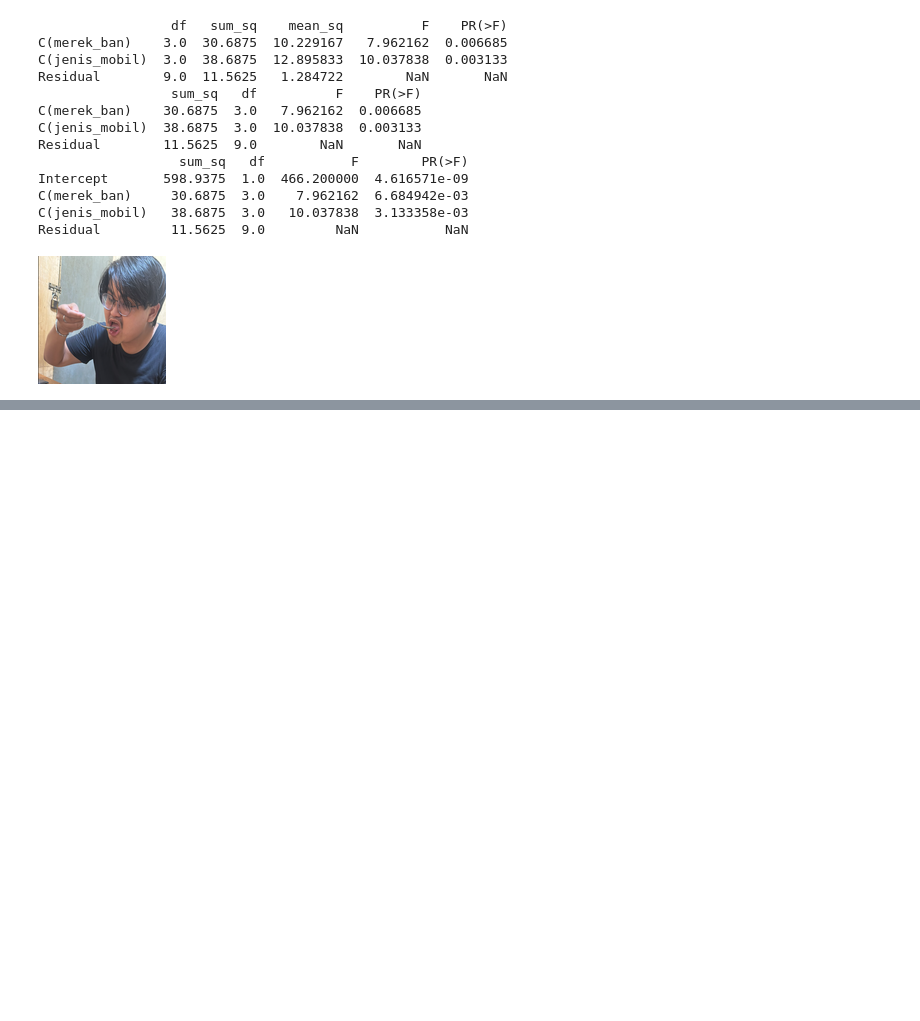
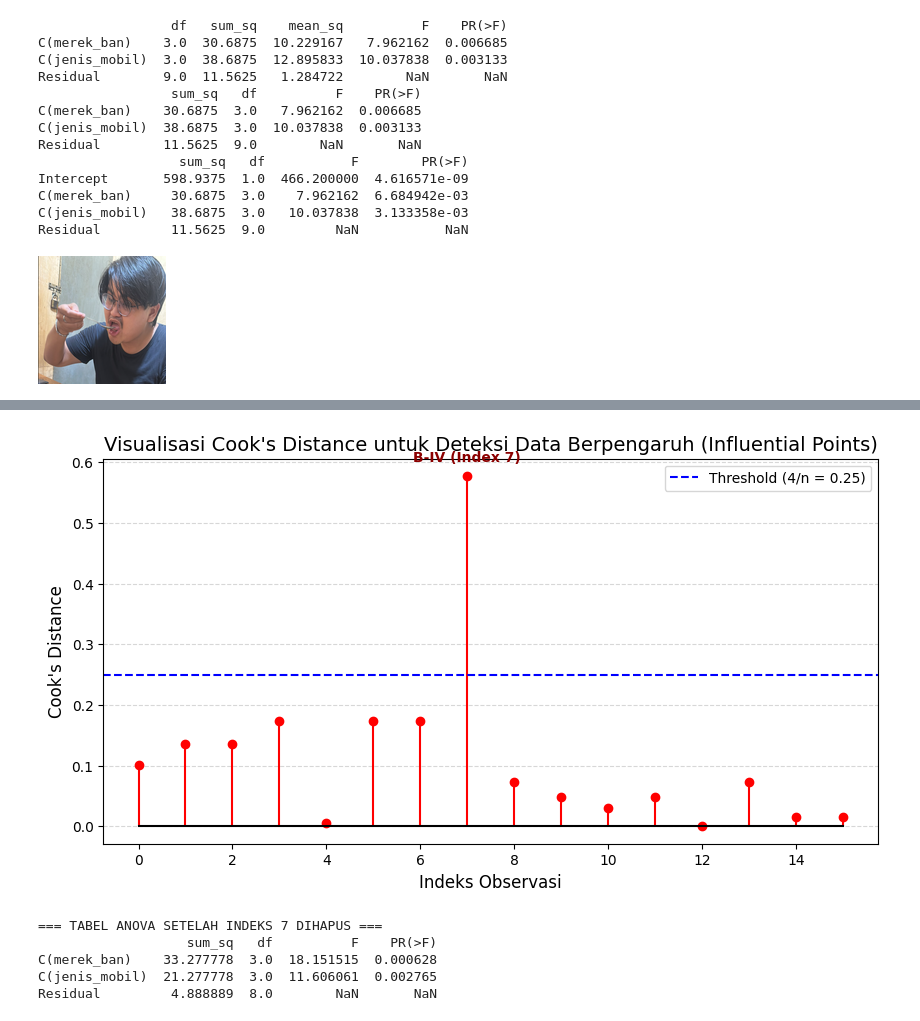
Before and after one commit to zaafirrahman/s2-tmi, a Jupyter notebook: bahan/Anstat/tugas/Anova/keausan_ban.ipynb, the cells around one changed output, grey strips where cells are left out. Drawn from its saved outputs; the diff is of its cells as text; code cells hidden in the pictures; blank space fills up the shorter version.

```diff
--- a/bahan/Anstat/tugas/Anova/keausan_ban.ipynb
+++ b/bahan/Anstat/tugas/Anova/keausan_ban.ipynb
@@ -92,3 +92,26 @@ img_bytes = base64.b64decode(img_b64)
 display(Image(data=img_bytes))
 # %% [output]
 [figure]
+# %%
+# Menghitung Cook's Distance
+influence = model.get_influence()
+cooks_d, p_values = influence.cooks_distance
+
+# Memasukkan nilai Cook's Distance ke dalam DataFrame baru untuk analisis
+df_cook = df.copy()
+df_cook['Cooks_Distance'] = cooks_d
+
+# Kriteria umum Cook's Distance > 4/n
+n = len(df)
+threshold = 4 / n
+
+print(f"\n=== Analisis Cook's Distance (Threshold = 4/n = {threshold:.4f}) ===")
+print(df_cook[['merek_ban', 'jenis_mobil', 'tingkat_keausan', 'Cooks_Distance']])
+
+# Menunjukkan observasi yang berpotensi berpengaruh tinggi (influential points)
+influential_points = df_cook[df_cook['Cooks_Distance'] > threshold]
+print("\n=== Observasi Berpengaruh (Cook's Distance > Threshold) ===")
+if len(influential_points) > 0:
+    print(influential_points)
+else:
+    print("Tidak ada data observasi yang melebihi ambang batas Cook's Distance.")
@@ -94,0 +136,42 @@ display(Image(data=img_bytes))
+# %%
+import matplotlib.pyplot as plt
+
+# Membuat plot visualisasi Cook's Distance
+plt.figure(figsize=(10, 5))
+plt.stem(df_cook.index, df_cook['Cooks_Distance'], markerfmt='or', linefmt='r-', basefmt='k-')
+plt.axhline(y=threshold, color='blue', linestyle='--', label=f'Threshold (4/n = {threshold:.2f})')
+
+# Memberikan label untuk observasi yang melebihi threshold
+for idx, row in df_cook.iterrows():
+    if row['Cooks_Distance'] > threshold:
+        plt.text(idx, row['Cooks_Distance'] + 0.02, f"{row['merek_ban']}-{row['jenis_mobil']} (Index {idx})",
+                 ha='center', va='bottom', color='darkred', fontweight='bold')
+
+plt.title("Visualisasi Cook's Distance untuk Deteksi Data Berpengaruh (Influential Points)", fontsize=14)
+plt.xlabel("Indeks Observasi", fontsize=12)
+plt.ylabel("Cook's Distance", fontsize=12)
+plt.legend()
+plt.grid(axis='y', linestyle='--', alpha=0.5)
+plt.show()
+# %% [output]
+[figure, added]
+# %%
+# Menghapus baris indeks 7
+df_filtered = df.drop(index=7)
+
+# Membangun model ANOVA baru tanpa indeks 7
+model_filtered = ols('tingkat_keausan~ C(merek_ban) + C(jenis_mobil)', data=df_filtered).fit()
+anova_table_filtered = anova_lm(model_filtered, typ=2)
+
+# Menampilkan perbandingan hasil ANOVA
+# print("=== TABEL ANOVA ASLI (Dengan Indeks 7) ===")
+# print(anova_table)
+
+print("\n=== TABEL ANOVA SETELAH INDEKS 7 DIHAPUS ===")
+print(anova_table_filtered)
+# %% [output]
+=== TABEL ANOVA SETELAH INDEKS 7 DIHAPUS ===
+                   sum_sq   df          F    PR(>F)
+C(merek_ban)    33.277778  3.0  18.151515  0.000628
+C(jenis_mobil)  21.277778  3.0  11.606061  0.002765
+Residual         4.888889  8.0        NaN       NaN
```
Also changed, not shown: parts of 1 cell of this notebook.
